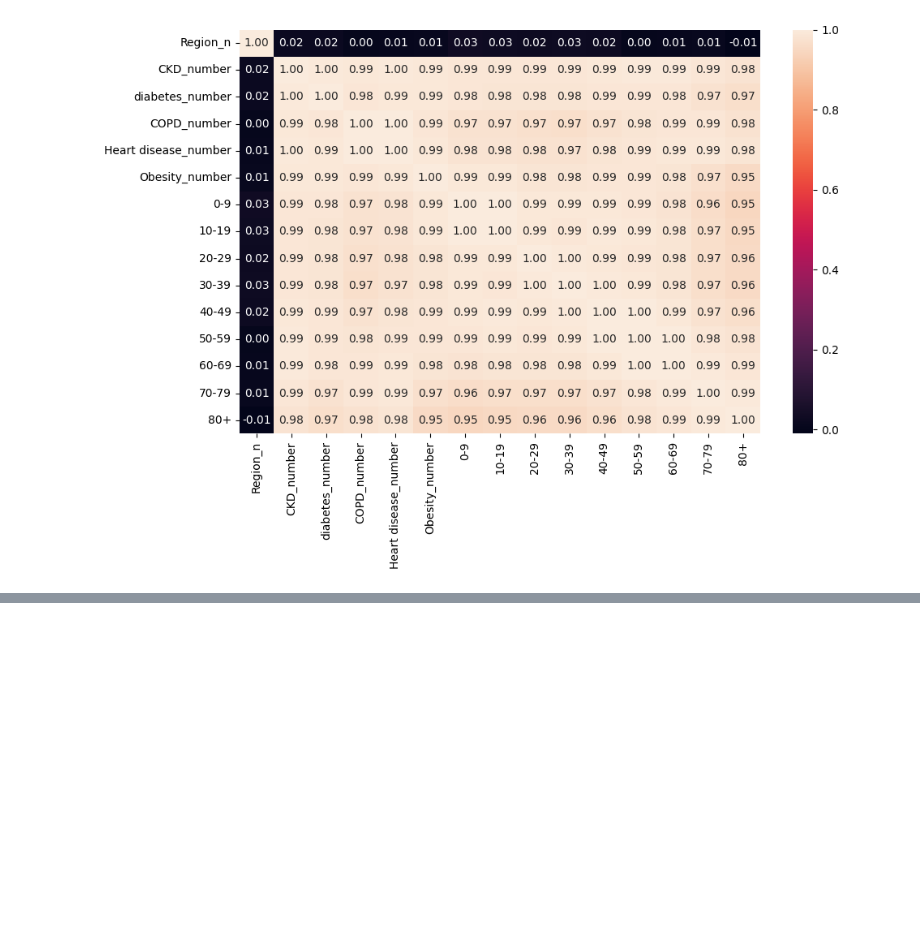
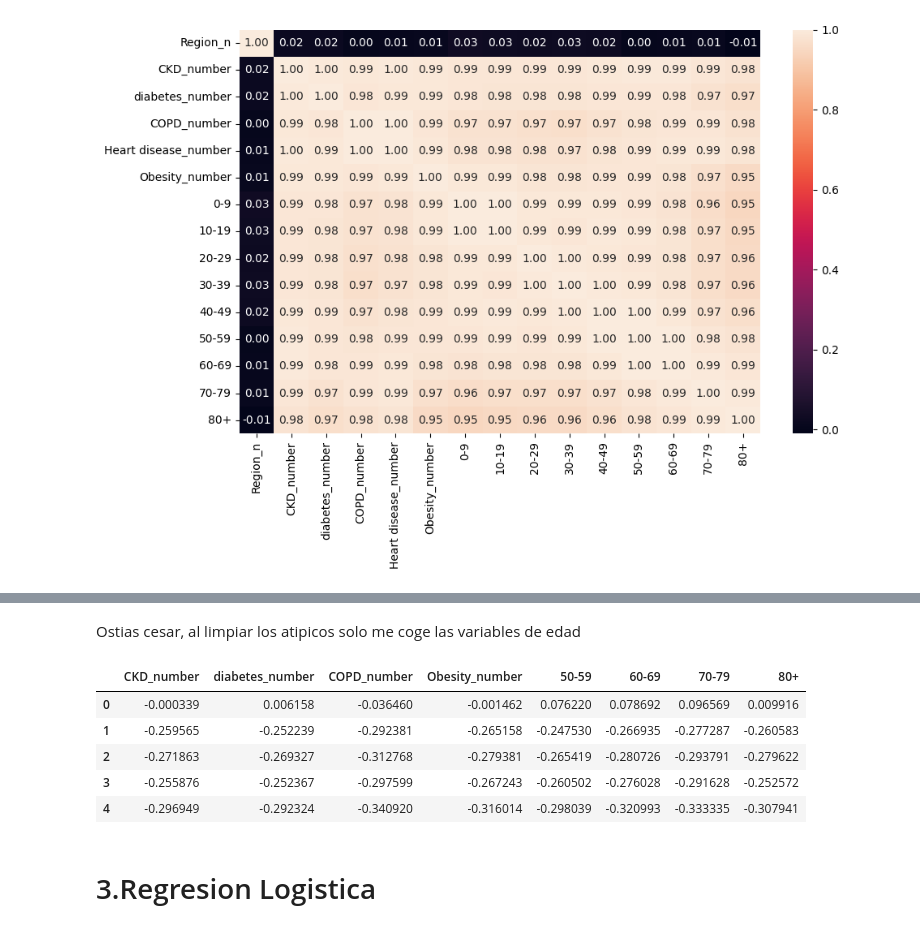
Before and after one commit to 4GeeksAcademy/Regresion-Regularizada-python-template, a Jupyter notebook: Regresion_Regularizada.ipynb, the cells around one changed output, grey strips where cells are left out. Cells and saved outputs as stored; diff of their text form; code cells hidden in the pictures; blank space fills up the shorter version.

```diff
--- a/Regresion_Regularizada.ipynb
+++ b/Regresion_Regularizada.ipynb
@@ -453,0 +603,19 @@ array([0.01361049, 0.00183445, 0.02635228, ..., 0.01993893, 0.0378194 ,
+# %%
+from sklearn.model_selection import train_test_split
+from sklearn.feature_selection import SelectKBest, f_regression
+
+X = total_data_scal.drop(columns=["Heart disease_number"])
+y = total_data_scal["Heart disease_number"]
+X_train, X_test, y_train, y_test = train_test_split(X, y, test_size = 0.2, random_state = 42)
+train_indices = list(X_train.index)
+test_indices = list(X_test.index)
+
+k = int(len(X_train.columns) * 0.3)
+selection_model = SelectKBest(score_func = f_regression, k = 5)
+selection_model.fit(X_train, y_train)
+ix = selection_model.get_support()
+
+X_train_sel = pd.DataFrame(selection_model.transform(X_train), columns = X_train.columns.values[ix])
+X_test_sel = pd.DataFrame(selection_model.transform(X_test), columns = X_test.columns.values[ix])
+
+X_train_sel.head()
@@ -453,0 +629,13 @@ array([0.01361049, 0.00183445, 0.02635228, ..., 0.01993893, 0.0378194 ,
+# %% [markdown]
+Ostias cesar, al limpiar los atipicos solo me coge las variables de edad
+# %%
+X_test_sel.head()
+# %% [output]
+|  | CKD_number | diabetes_number | COPD_number | Obesity_number | 50-59 | 60-69 | 70-79 | 80+ |
+| 0 | -0.000339 | 0.006158 | -0.036460 | -0.001462 | 0.076220 | 0.078692 | 0.096569 | 0.009916 |
+| 1 | -0.259565 | -0.252239 | -0.292381 | -0.265158 | -0.247530 | -0.266935 | -0.277287 | -0.260583 |
+| 2 | -0.271863 | -0.269327 | -0.312768 | -0.279381 | -0.265419 | -0.280726 | -0.293791 | -0.279622 |
+| 3 | -0.255876 | -0.252367 | -0.297599 | -0.267243 | -0.260502 | -0.276028 | -0.291628 | -0.252572 |
+| 4 | -0.296949 | -0.292324 | -0.340920 | -0.316014 | -0.298039 | -0.320993 | -0.333335 | -0.307941 |
+# %% [markdown]
+# 3.Regresion Logistica
```
Also changed, not shown: parts of 57 cells of this notebook.
